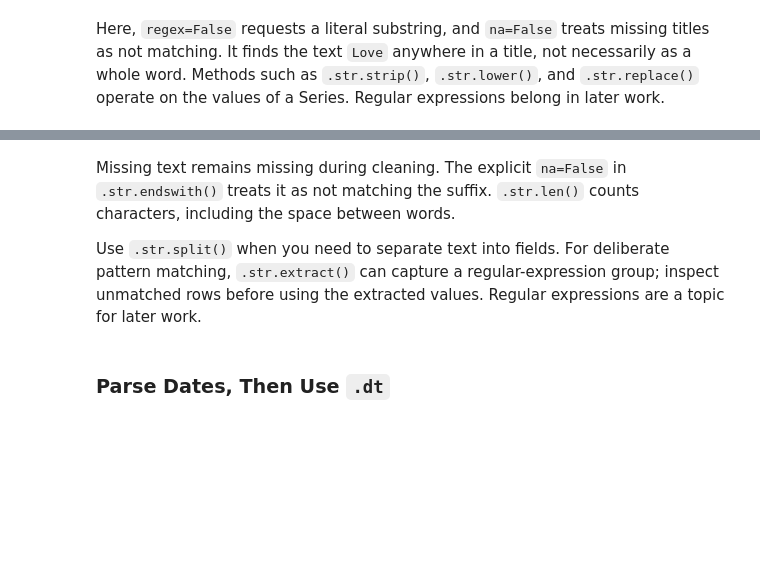
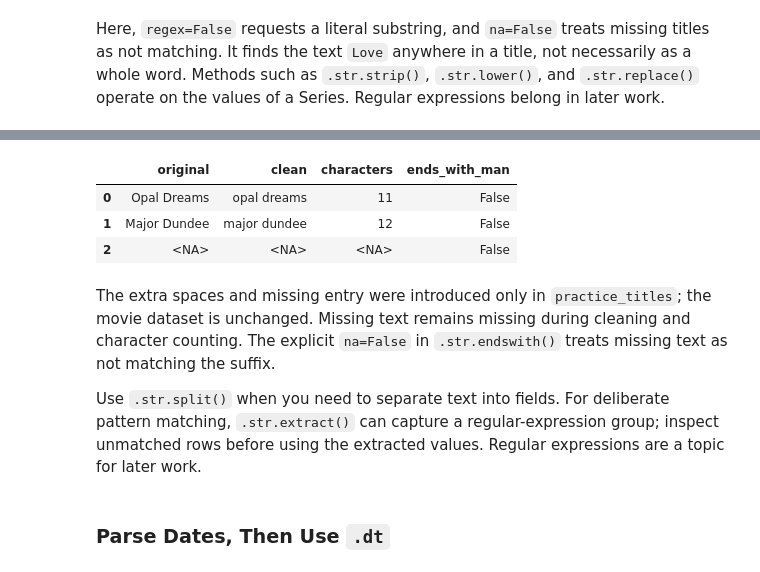
Before and after one commit to Lizhen0909/nu-stat303-1-sec20-coursebook-clean, a Jupyter notebook: pandas_fundamentals_reorganized.ipynb, the cells around one changed output, grey strips where cells are left out. Cells and saved outputs as stored; diff of their text form; code cells hidden in the pictures; blank space fills up the shorter version.

```diff
--- a/pandas_fundamentals_reorganized.ipynb
+++ b/pandas_fundamentals_reorganized.ipynb
@@ -990,5 +997,20 @@ text_report
+# %%
+practice_titles = pd.Series(
+    ['  ' + movie_titles.iloc[0] + '  ', movie_titles.iloc[1], pd.NA],
+    dtype='string',
+)
+practice_report = pd.DataFrame({'original': practice_titles})
+practice_report['clean'] = practice_titles.str.strip().str.casefold()
+practice_report['characters'] = practice_report['clean'].str.len()
+practice_report['ends_with_man'] = practice_report['clean'].str.endswith('man', na=False)
+practice_report
+# %% [output]
+|  | original | clean | characters | ends_with_man |
+| 0 | Opal Dreams | opal dreams | 11 | False |
+| 1 | Major Dundee | major dundee | 12 | False |
+| 2 | <NA> | <NA> | <NA> | False |
 # %% [markdown]
-Missing text remains missing during cleaning. The explicit `na=False` in `.str.endswith()` treats it as not matching the suffix. `.str.len()` counts characters, including the space between words.
+The extra spaces and missing entry were introduced only in `practice_titles`; the movie dataset is unchanged. Missing text remains missing during cleaning and character counting. The explicit `na=False` in `.str.endswith()` treats missing text as not matching the suffix.
 
 Use `.str.split()` when you need to separate text into fields. For deliberate pattern matching, `.str.extract()` can capture a regular-expression group; inspect unmatched rows before using the extracted values. Regular expressions are a topic for later work.
 # %% [markdown]
```
Also changed, not shown: parts of 9 cells of this notebook, 39 other files.
